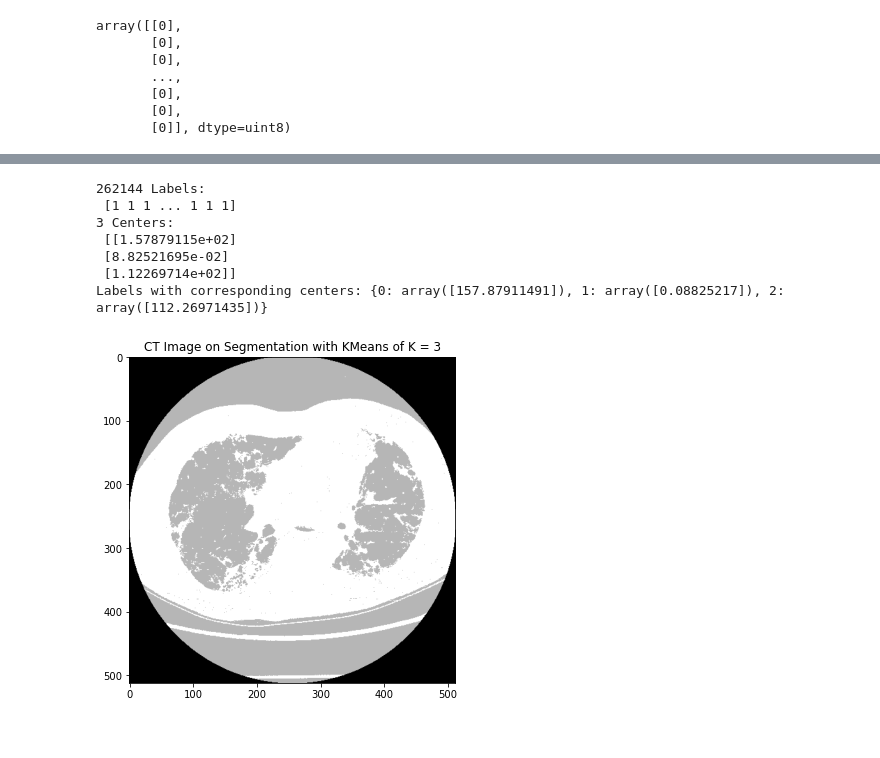
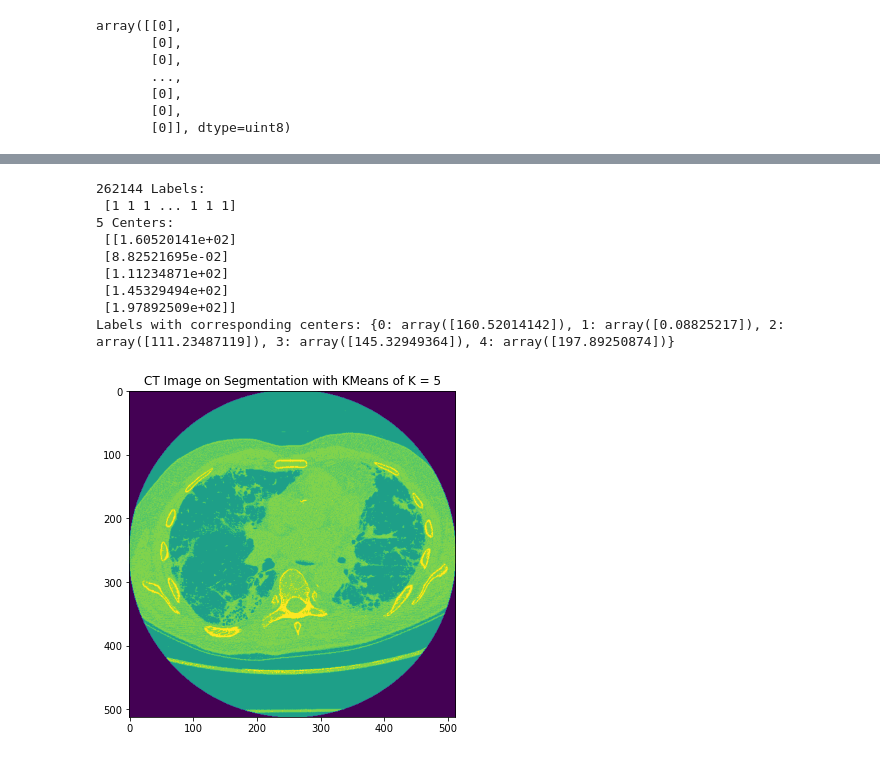
Before and after one commit to anushkahebbar/cardiac-segmentation, a Jupyter notebook: KMeans & Morphology Methods.ipynb, the cells around one changed output, grey strips where cells are left out. Cells and saved outputs as stored; diff of their text form; code cells hidden in the pictures.

```diff
--- a/KMeans & Morphology Methods.ipynb
+++ b/KMeans & Morphology Methods.ipynb
@@ -87,4 +99,6 @@ def applyKMeans(img, n_clust):
     plt.figure(figsize = (12, 6))
 
     plt.title('CT Image on Segmentation with KMeans of K = ' + str(n_clust))
-    plt.imshow(segmented, cmap='gray')
+    plt.imshow(segmented)
+
+    return segmented, labels, centers_map
@@ -101,11 +236,13 @@ Labels with corresponding centers: {0: array([136.68024247]), 1: array([0.088252
 # %%
-applyKMeans(im, 3)
+applyKMeans(im, 5)
 # %% [output]
 262144 Labels:
  [1 1 1 ... 1 1 1]
-3 Centers:
- [[1.57879115e+02]
+5 Centers:
+ [[1.60520141e+02]
  [8.82521695e-02]
- [1.12269714e+02]]
-Labels with corresponding centers: {0: array([157.87911491]), 1: array([0.08825217]), 2: array([112.26971435])}
+ [1.11234871e+02]
+ [1.45329494e+02]
+ [1.97892509e+02]]
+Labels with corresponding centers: {0: array([160.52014142]), 1: array([0.08825217]), 2: array([111.23487119]), 3: array([145.32949364]), 4: array([197.89250874])}
-[figure, old version]
+[figure, new version]
```
Also changed, not shown: parts of 10 cells of this notebook.
